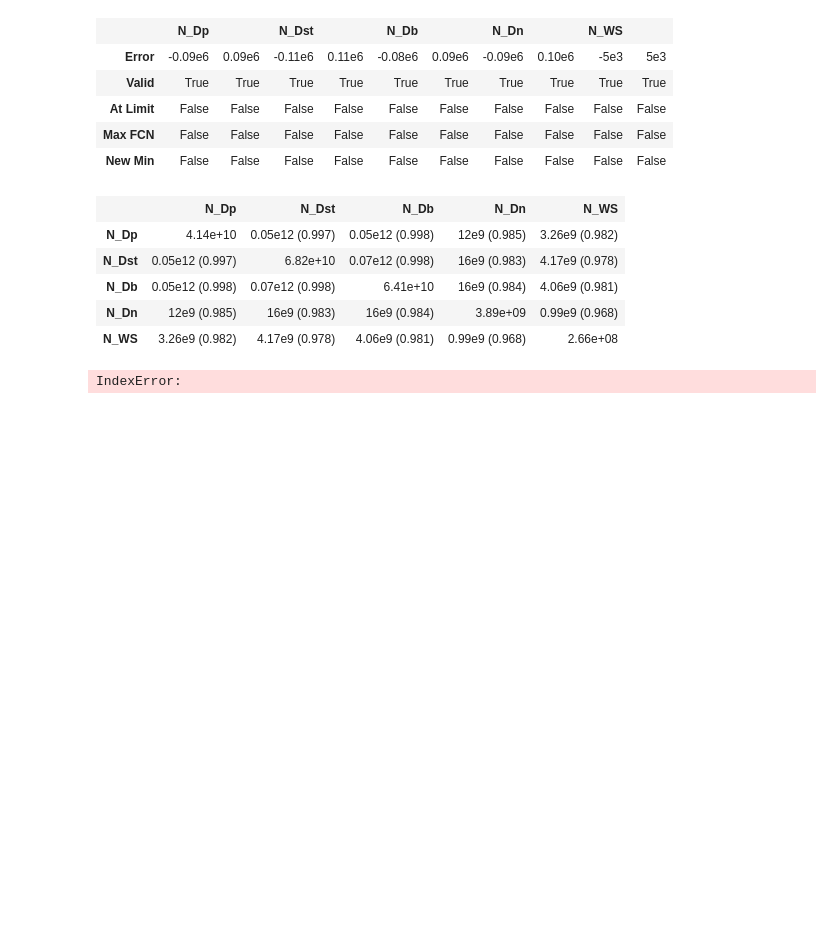
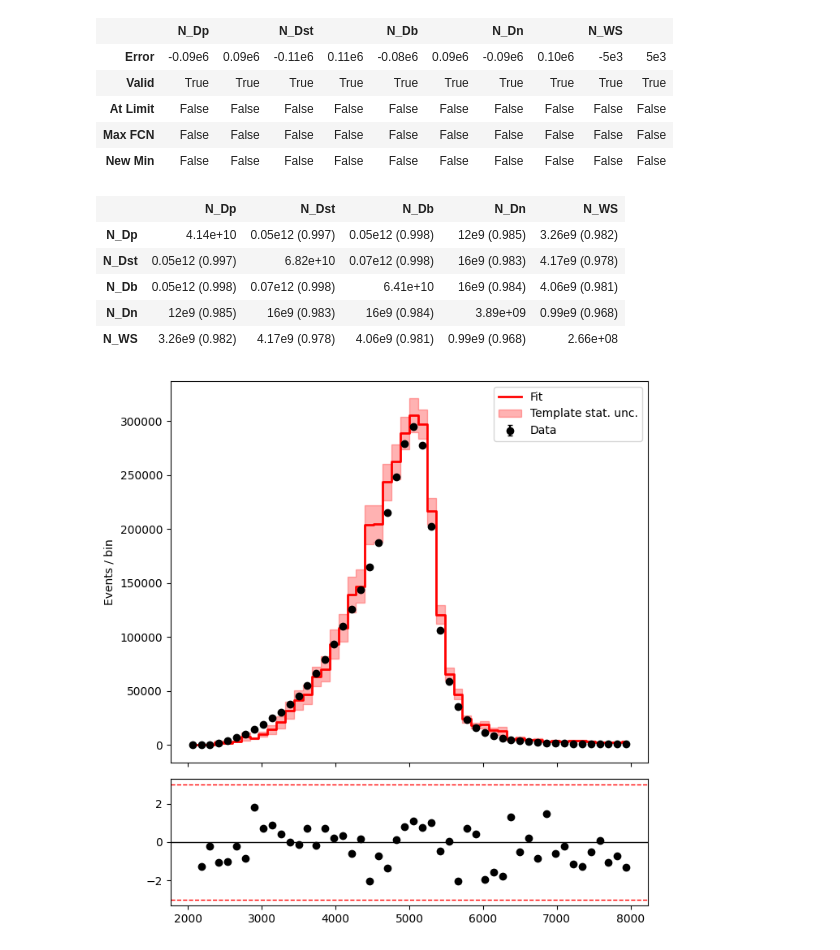
Before and after one commit to ppolychr17/INFN-LNF, a Jupyter notebook: scripts/iminuit-fit.ipynb, the cells around one changed output. Drawn from its saved outputs; the diff is of its cells as text; code cells hidden in the pictures; blank space fills up the shorter version.

```diff
--- a/scripts/iminuit-fit.ipynb
+++ b/scripts/iminuit-fit.ipynb
@@ -662,7 +662,7 @@ m_sw.minos()
 | N_Dn | 12e9 (0.985) | 16e9 (0.983) | 16e9 (0.984) | 3.89e+09 | 0.99e9 (0.968) |
 | N_WS | 3.26e9 (0.982) | 4.17e9 (0.978) | 4.06e9 (0.981) | 0.99e9 (0.968) | 2.66e+08 |
 # %%
-y, yerr = cost.prediction(m_sw.values)
+y, yerr = cost_sw.prediction(m_sw.values)
 
 edges = xe_sw
 centers = 0.5 * (edges[1:] + edges[:-1])
@@ -683,31 +683,31 @@ ax.errorbar(
     fmt='o', color='black', label='Data', capsize=2
 )
 
 ax.step(centers, y, where='mid', color='red', lw=2, label='Fit')
 
 ax.fill_between(
     centers,
     y - yerr,
     y + yerr,
     step='mid',
     color='red',
     alpha=0.3,
     label='Template stat. unc.'
 )
 
 ax.set_ylabel("Events / bin")
 ax.legend()
 ax.set_yscale("linear")
 
 pulls = cost.pulls(m.values)
 
 rax.axhline(0, color='black', lw=1)
 rax.axhline(3, color='red', ls='--', lw=1)
 rax.axhline(-3, color='red', ls='--', lw=1)
 
 rax.plot(centers, pulls, 'o', color='black')
 
 plt.tight_layout()
 plt.show()
 # %% [output]
-IndexError:
+[figure, added]
```
